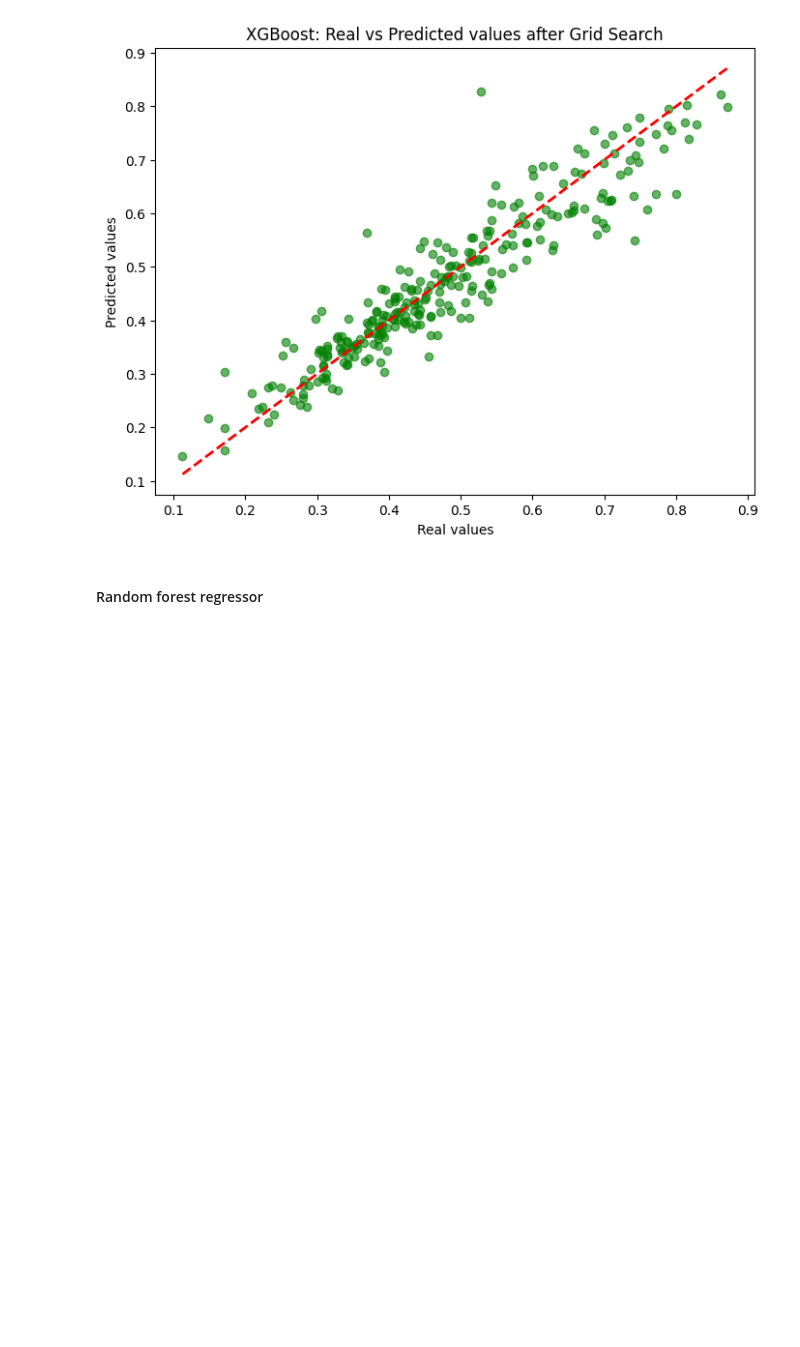
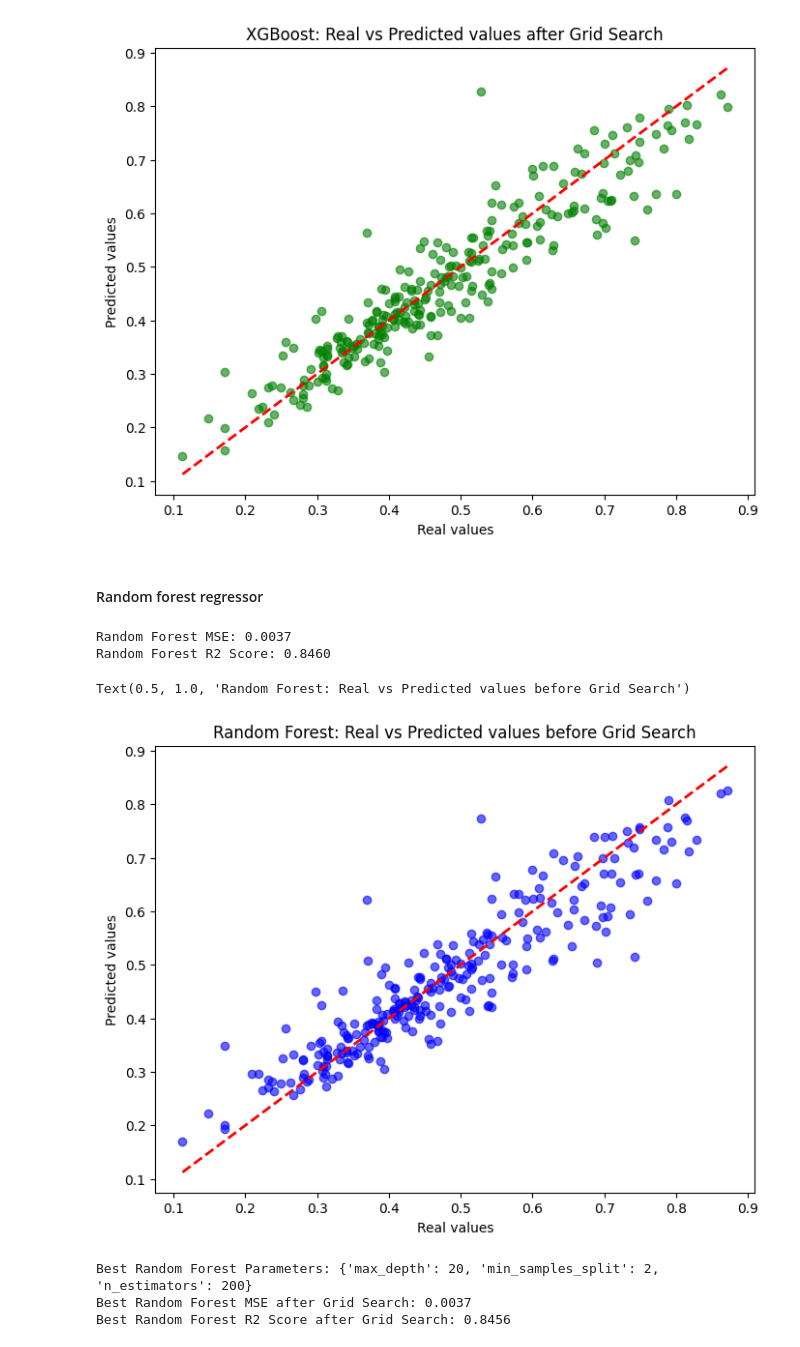
Before and after one commit to valeriapgil/HousePrices, a Jupyter notebook: TryNeuralNetClass.ipynb, the cells around one changed output. Drawn from its saved outputs; the diff is of its cells as text; code cells hidden in the pictures; blank space fills up the shorter version.

```diff
--- a/TryNeuralNetClass.ipynb
+++ b/TryNeuralNetClass.ipynb
@@ -291,13 +291,13 @@ epochs=200_lr=0.01_func=relu: MSE=0.2035, MAE=0.3938, n=1093
 # %%
 import xgboost as xgb
 
-xgb_model = xgb.XGBRegressor(objective='reg:squarederror', n_estimators=100, random_state=42)
+xgb_model = xgb.XGBRegressor(n_estimators=100, random_state=42)
 xgb_model.fit(Xn_train, yn_train)
 xgb_predictions = xgb_model.predict(Xn_test)
 
-rmse_xgb = mean_squared_error(yn_test, xgb_predictions)
+mse_xgb = mean_squared_error(yn_test, xgb_predictions)
 r2_score_xgb = r2_score(yn_test, xgb_predictions)
 
-print(f"XGBoost MSE: {rmse_xgb:.4f}")
+print(f"XGBoost MSE: {mse_xgb:.4f}")
 print(f"XGBoost R2 Score: {r2_score_xgb:.4f}")
 # %% [output]
@@ -348,3 +352,52 @@ plt.show()
 [figure]
 # %% [markdown]
 #### Random forest regressor
+# %%
+from sklearn.ensemble import RandomForestRegressor
+
+rf_model = RandomForestRegressor(n_estimators=100, random_state=42)
+rf_model.fit(Xn_train, yn_train)
+rf_predictions = rf_model.predict(Xn_test)
+
+mse_rf = mean_squared_error(yn_test, rf_predictions)
+r2_score_rf = r2_score(yn_test, rf_predictions)
+
+print(f"Random Forest MSE: {mse_rf:.4f}")
+print(f"Random Forest R2 Score: {r2_score_rf:.4f}")
+# %% [output]
+Random Forest MSE: 0.0037
+Random Forest R2 Score: 0.8460
+# %%
+plt.figure(figsize=(8,6))
+plt.scatter(yn_test, rf_predictions, alpha=0.6, color='blue')
+plt.plot([yn_test.min(), yn_test.max()], [yn_test.min(), yn_test.max()], 'r--', lw=2)
+plt.xlabel('Real values')
+plt.ylabel('Predicted values')
+plt.title('Random Forest: Real vs Predicted values before Grid Search')
+# %% [output]
+Text(0.5, 1.0, 'Random Forest: Real vs Predicted values before Grid Search')
+[figure, added]
+# %%
+param_grid = {
+    'n_estimators': [50, 100, 200],
+    'max_depth': [None, 10, 20],
+    'min_samples_split': [2, 5, 10],
+}
+
+grid_search_rf = GridSearchCV(estimator=RandomForestRegressor(random_state=42), param_grid=param_grid)
+grid_search_rf.fit(Xn_train, yn_train)
+
+grid_search_rf.best_params_
+best_rf_model = grid_search_rf.best_estimator_
+print("Best Random Forest Parameters:", grid_search_rf.best_params_)
+
+best_rf_predictions = best_rf_model.predict(Xn_test)
+best_mse_rf = mean_squared_error(yn_test, best_rf_predictions)
+best_r2_score_rf = r2_score(yn_test, best_rf_predictions)
+
+print(f"Best Random Forest MSE after Grid Search: {best_mse_rf:.4f}")
+print(f"Best Random Forest R2 Score after Grid Search: {best_r2_score_rf:.4f}")
+# %% [output]
+Best Random Forest Parameters: {'max_depth': 20, 'min_samples_split': 2, 'n_estimators': 200}
+Best Random Forest MSE after Grid Search: 0.0037
+Best Random Forest R2 Score after Grid Search: 0.8456
```
Also changed, not shown: parts of 3 cells of this notebook.
